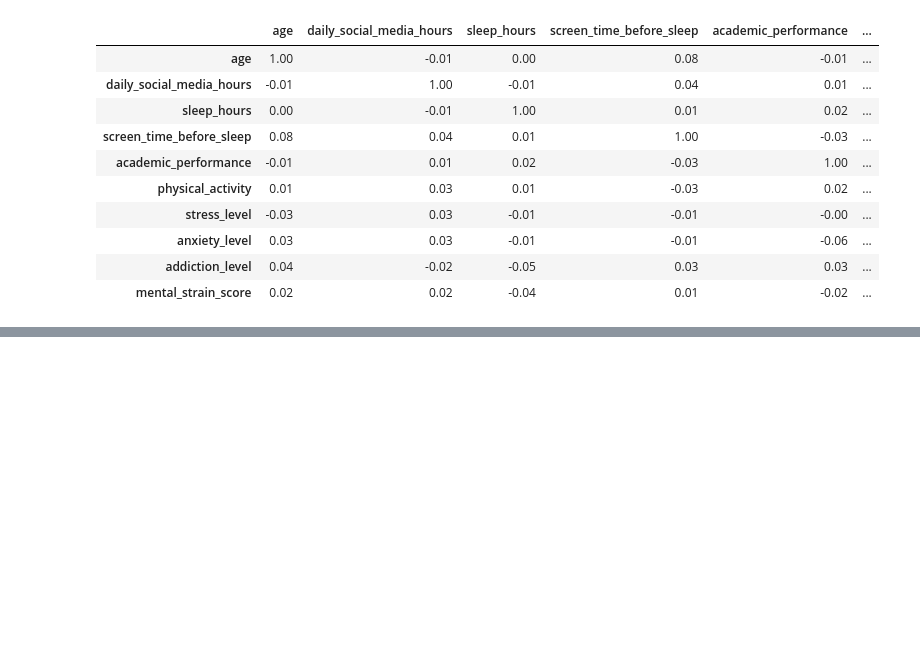
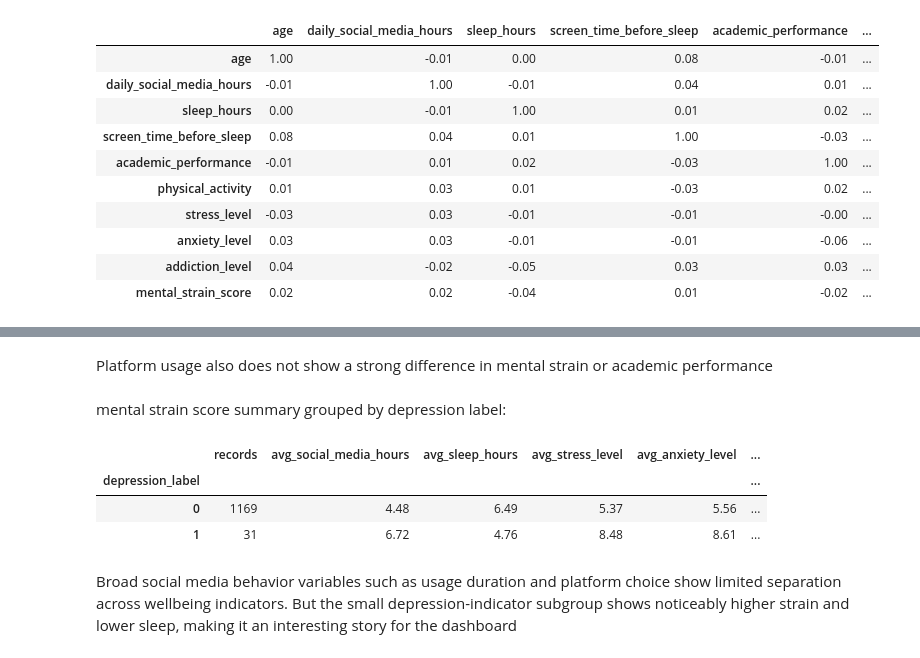
Before and after one commit to klidnenabrezi/data-modelling-kelompok-7, a Jupyter notebook: notebook/note-1.ipynb, the cells around one changed output, grey strips where cells are left out. Drawn from its saved outputs; the diff is of its cells as text; code cells hidden in the pictures; blank space fills up the shorter version.

```diff
--- a/notebook/note-1.ipynb
+++ b/notebook/note-1.ipynb
@@ -363,0 +439,23 @@ We look again which variable tells a story
+# %% [markdown]
+Platform usage also does not show a strong difference in mental strain or academic performance
+# %% [markdown]
+mental strain score summary grouped by depression label:
+# %%
+depression_summary = df.groupby("depression_label").agg(
+    records=("depression_label", "count"),
+    avg_social_media_hours=("daily_social_media_hours", "mean"),
+    avg_sleep_hours=("sleep_hours", "mean"),
+    avg_stress_level=("stress_level", "mean"),
+    avg_anxiety_level=("anxiety_level", "mean"),
+    avg_addiction_level=("addiction_level", "mean"),
+    avg_mental_strain_score=("mental_strain_score", "mean")
+).round(2)
+
+depression_summary
+# %% [output]
+|  | records | avg_social_media_hours | avg_sleep_hours | avg_stress_level | avg_anxiety_level | ... |
+| depression_label |  |  |  |  |  | ... |
+| 0 | 1169 | 4.48 | 6.49 | 5.37 | 5.56 | ... |
+| 1 | 31 | 6.72 | 4.76 | 8.48 | 8.61 | ... |
+# %% [markdown]
+Broad social media behavior variables such as usage duration and platform choice show limited separation across wellbeing indicators. But the small depression-indicator subgroup shows noticeably higher strain and lower sleep, making it an interesting story for the dashboard
```
Also changed, not shown: parts of 11 cells of this notebook, 1 other file.
